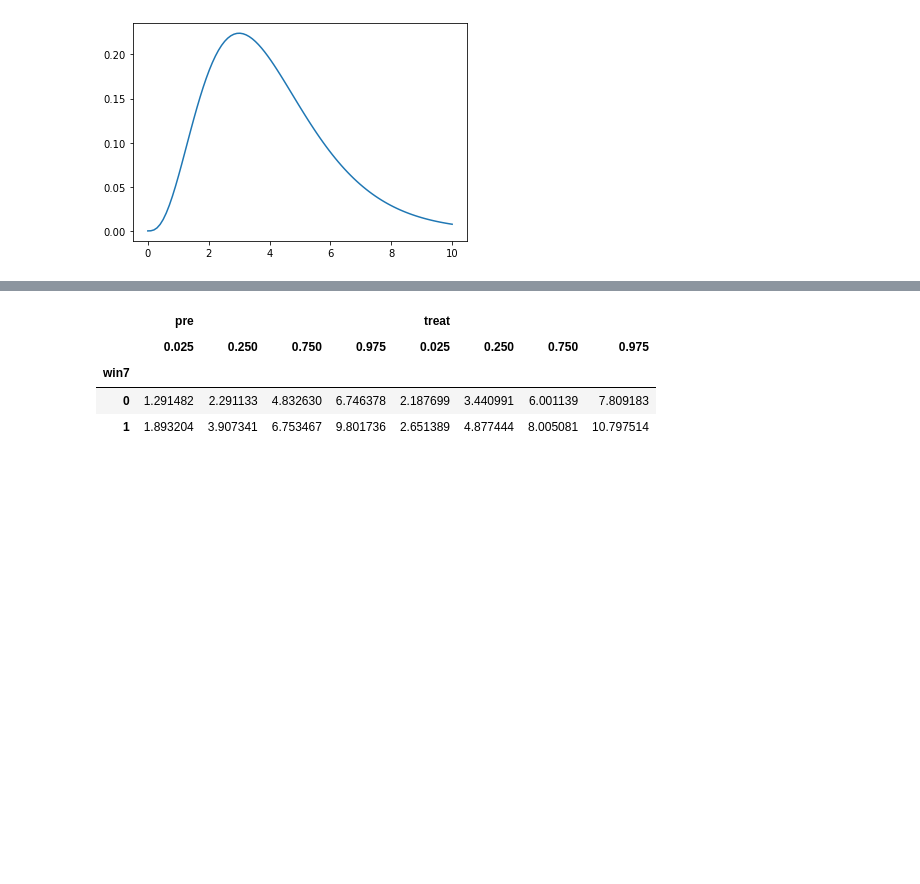
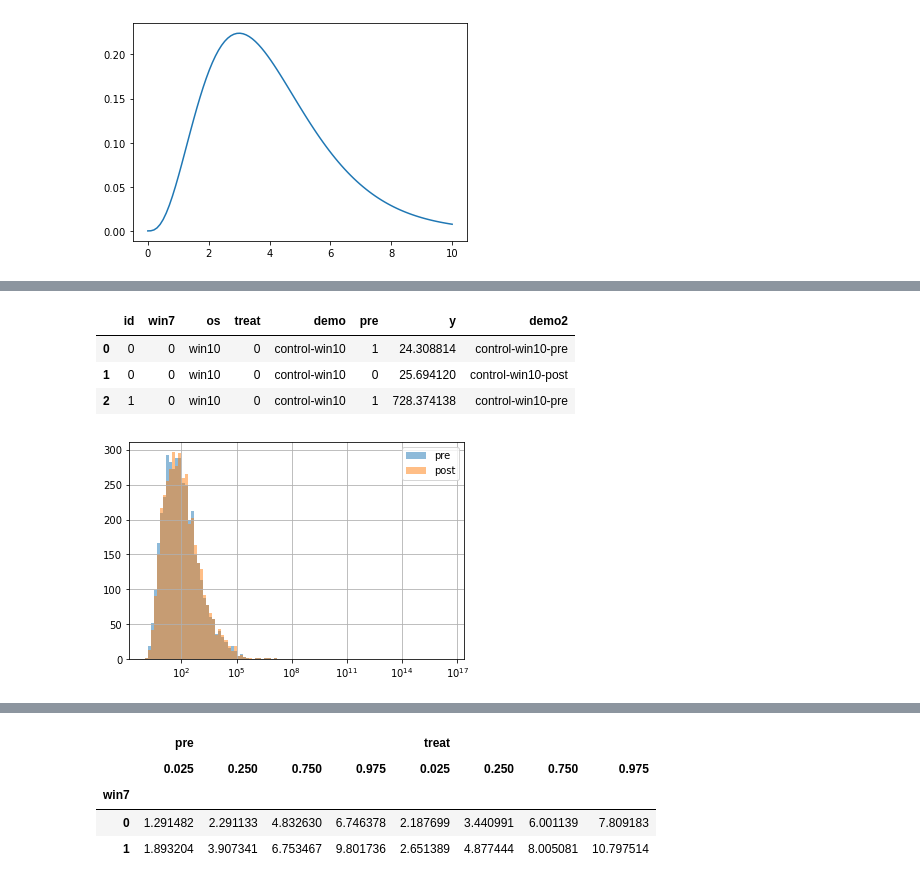
Before and after one commit to wcbeard/experiment_blocking_pretreatment, a Jupyter notebook: notebooks/timing-example.ipynb, the cells around one changed output, grey strips where cells are left out. Cells and saved outputs as stored; diff of their text form; code cells hidden in the pictures; blank space fills up the shorter version.

```diff
--- a/notebooks/timing-example.ipynb
+++ b/notebooks/timing-example.ipynb
@@ -1,10 +7,20 @@
 # %%
+import itertools as it
+
 import altair as A
-import pandas as pd
 import matplotlib.pyplot as plt
 import numpy as np
 import numpy.random as nr
+import pandas as pd
 import scipy.stats as st
+from numba import njit
+import toolz.curried as z
 
-from numba import njit
-import itertools as it
+from ros.utils.common import hstack, vstack, plot_wrap
+from ros.utils import plot as plu
+from ros.utils import bootstrap as bs
+
+import dscontrib.wbeard as wb
+
+str_concat = z.compose('-'.join, z.map(str))
+lmap = z.comp(list, map)
@@ -28,0 +49,15 @@ def gen_pre_post(win7, win7_fact, treat_fact, treat_std=.25, log=True):
+# %%
+WIN7_FACT = 1.2
+TREAT_MU = 0.15
+TREAT_SD = .15
+n_each = 1_000
+n_win_7 = {0: n_each, 1: n_each}
+
+@njit
+def randn(mu, sig, size=1):
+    return nr.randn(size) * sig + mu
+
+@njit
+def gen_log_first_paint_pre_post(win7, treat, size=1):
+    pre = nr.gamma(4 + WIN7_FACT * win7, 1, size=size)
+    return np.concatenate((pre, pre + randn(TREAT_MU * treat, TREAT_SD, size=size)))
@@ -28,0 +140,17 @@ def gen_pre_post(win7, win7_fact, treat_fact, treat_std=.25, log=True):
+# %%
+dfs[:3]
+# %% [output]
+|  | id | win7 | os | treat | demo | pre | y | demo2 |
+| 0 | 0 | 0 | win10 | 0 | control-win10 | 1 | 24.308814 | control-win10-pre |
+| 1 | 0 | 0 | win10 | 0 | control-win10 | 0 | 25.694120 | control-win10-post |
+| 2 | 1 | 0 | win10 | 0 | control-win10 | 1 | 728.374138 | control-win10-pre |
+# %%
+lbins = np.logspace(0, np.log(df.post.max()), 100)
+df.pre.hist(bins=lbins, density=0, alpha=0.5)
+df.post.hist(
+    bins=lbins, density=0, alpha=0.5,
+)
+plt.legend(["pre", "post"])
+plt.xscale("log")
+# %% [output]
+[figure, added]
```
Also changed, not shown: parts of 58 cells of this notebook, 6 other files.
